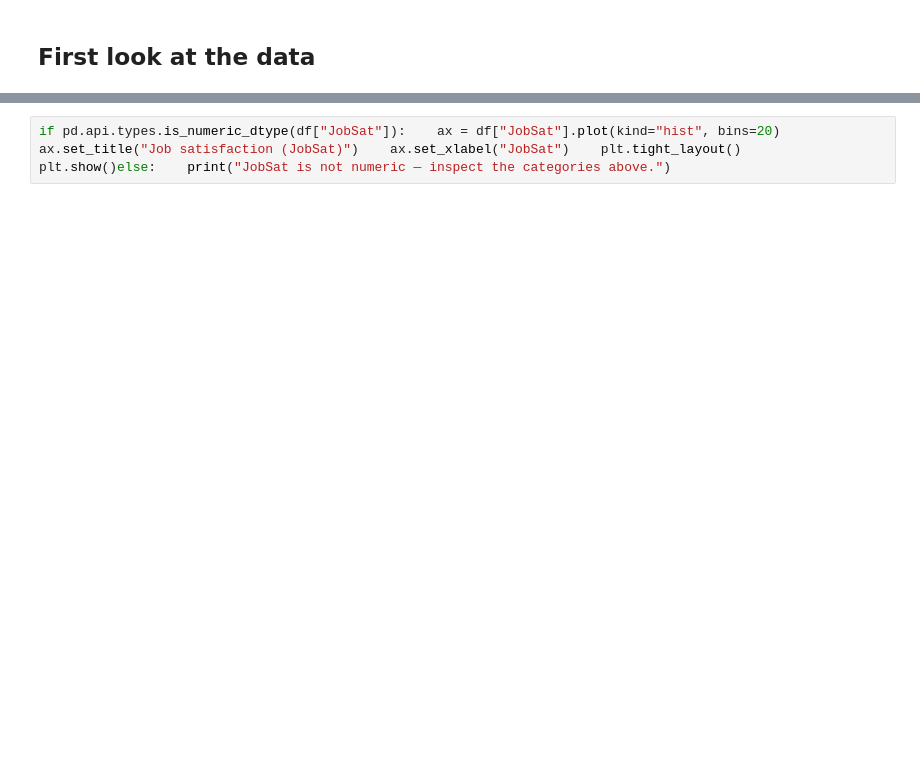
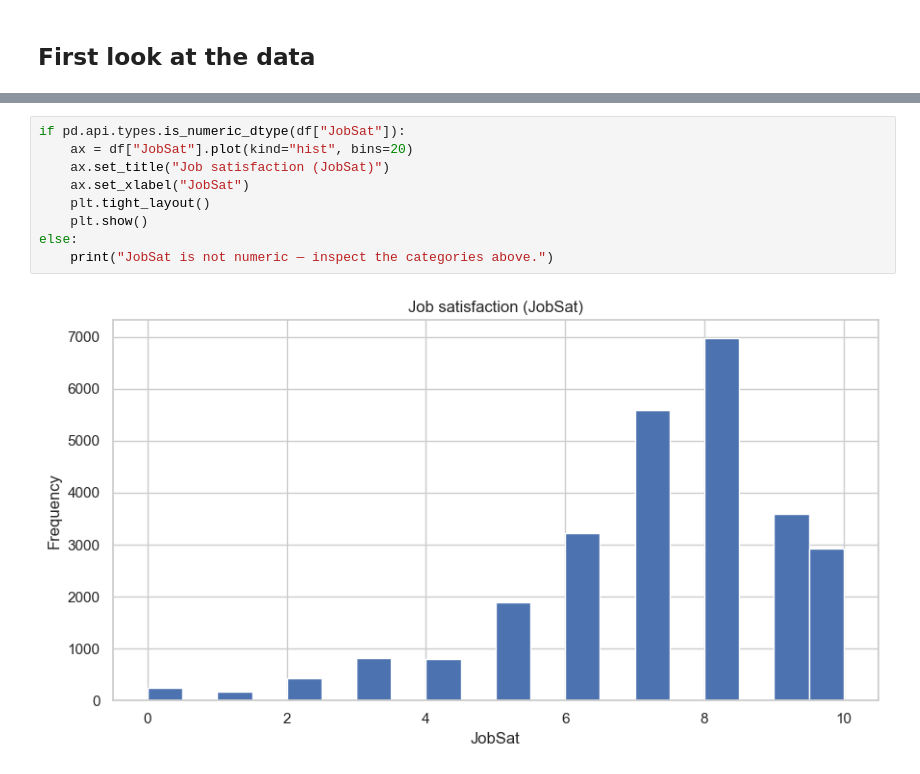
Before and after one commit to SivertIvarhus/Master-Thesis-NOVA-SBE-BA, a Jupyter notebook: notebooks/01-data-exploration.ipynb, the cells around one changed output, grey strips where cells are left out. Drawn from its saved outputs; the diff is of its cells as text; blank space fills up the shorter version.

```diff
--- a/notebooks/01-data-exploration.ipynb
+++ b/notebooks/01-data-exploration.ipynb
@@ -41,3 +238,12 @@ print(question("JobSat"))print()print(df["JobSat"].describe())print()df["JobSat"
 # %%
-if pd.api.types.is_numeric_dtype(df["JobSat"]):    ax = df["JobSat"].plot(kind="hist", bins=20)    ax.set_title("Job satisfaction (JobSat)")    ax.set_xlabel("JobSat")    plt.tight_layout()    plt.show()else:    print("JobSat is not numeric — inspect the categories above.")
+if pd.api.types.is_numeric_dtype(df["JobSat"]):
+    ax = df["JobSat"].plot(kind="hist", bins=20)
+    ax.set_title("Job satisfaction (JobSat)")
+    ax.set_xlabel("JobSat")
+    plt.tight_layout()
+    plt.show()
+else:
+    print("JobSat is not numeric — inspect the categories above.")
+# %% [output]
+[figure, added]
 # %% [markdown]
```
Also changed, not shown: parts of 14 cells of this notebook.
